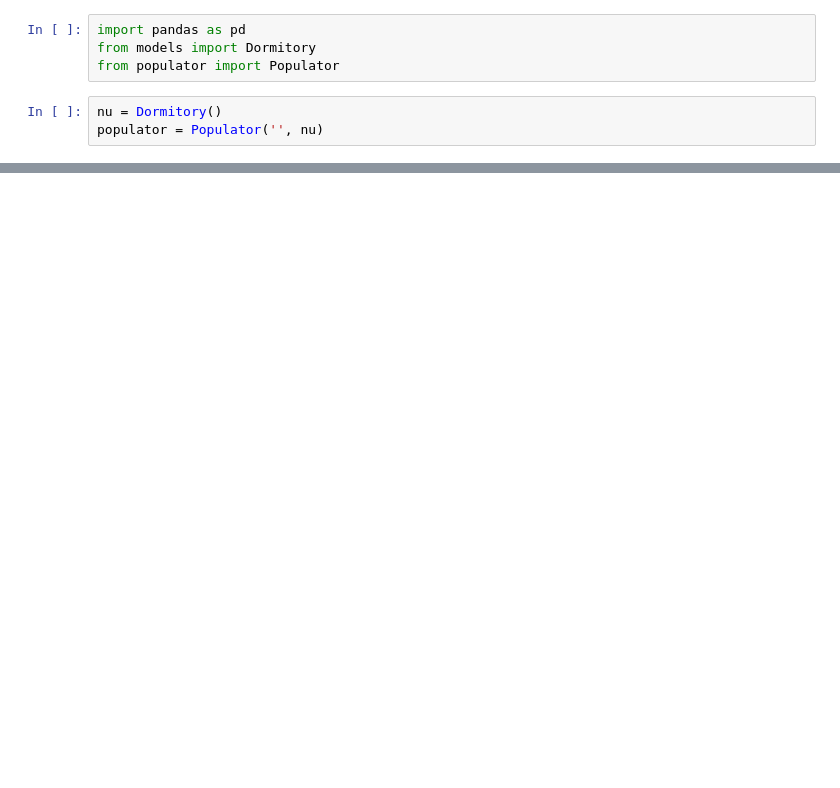
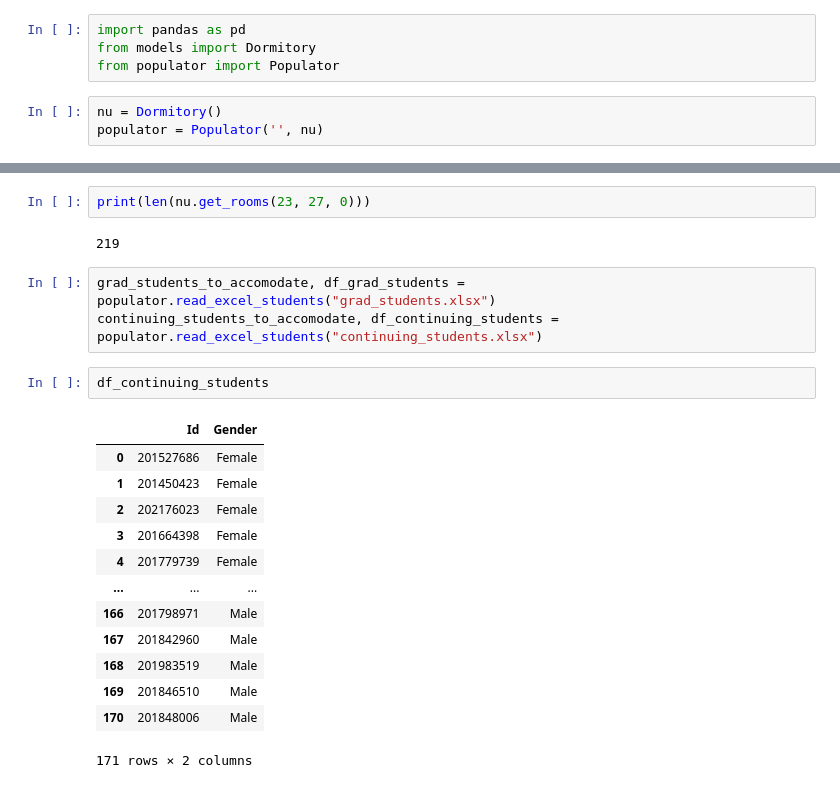
Before and after one commit to nurlantr/housing-management-system, a Jupyter notebook: delete.ipynb, the cells around one changed output, grey strips where cells are left out. Cells and saved outputs as stored; diff of their text form; blank space fills up the shorter version.

```diff
--- a/delete.ipynb
+++ b/delete.ipynb
@@ -32,0 +43,23 @@ executing.executing.NotOneValueFound: Expected one value, found 0
+# %%
+print(len(nu.get_rooms(23, 27, 0)))
+# %% [output]
+219
+# %%
+grad_students_to_accomodate, df_grad_students = populator.read_excel_students("grad_students.xlsx")
+continuing_students_to_accomodate, df_continuing_students = populator.read_excel_students("continuing_students.xlsx")
+# %%
+df_continuing_students
+# %% [output]
+|  | Id | Gender |
+| 0 | 201527686 | Female |
+| 1 | 201450423 | Female |
+| 2 | 202176023 | Female |
+| 3 | 201664398 | Female |
+| 4 | 201779739 | Female |
+| ... | ... | ... |
+| 166 | 201798971 | Male |
+| 167 | 201842960 | Male |
+| 168 | 201983519 | Male |
+| 169 | 201846510 | Male |
+| 170 | 201848006 | Male |
+171 rows × 2 columns
```
Also changed, not shown: parts of 13 cells of this notebook, 24 other files.
